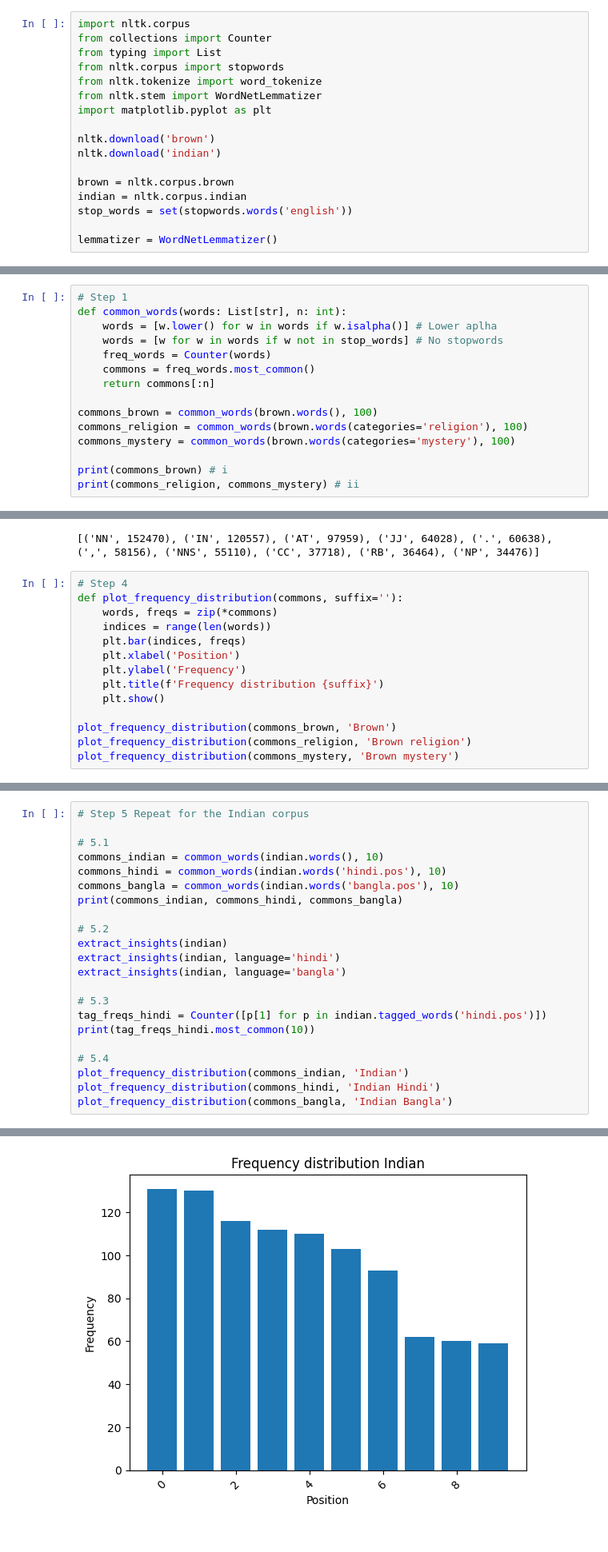
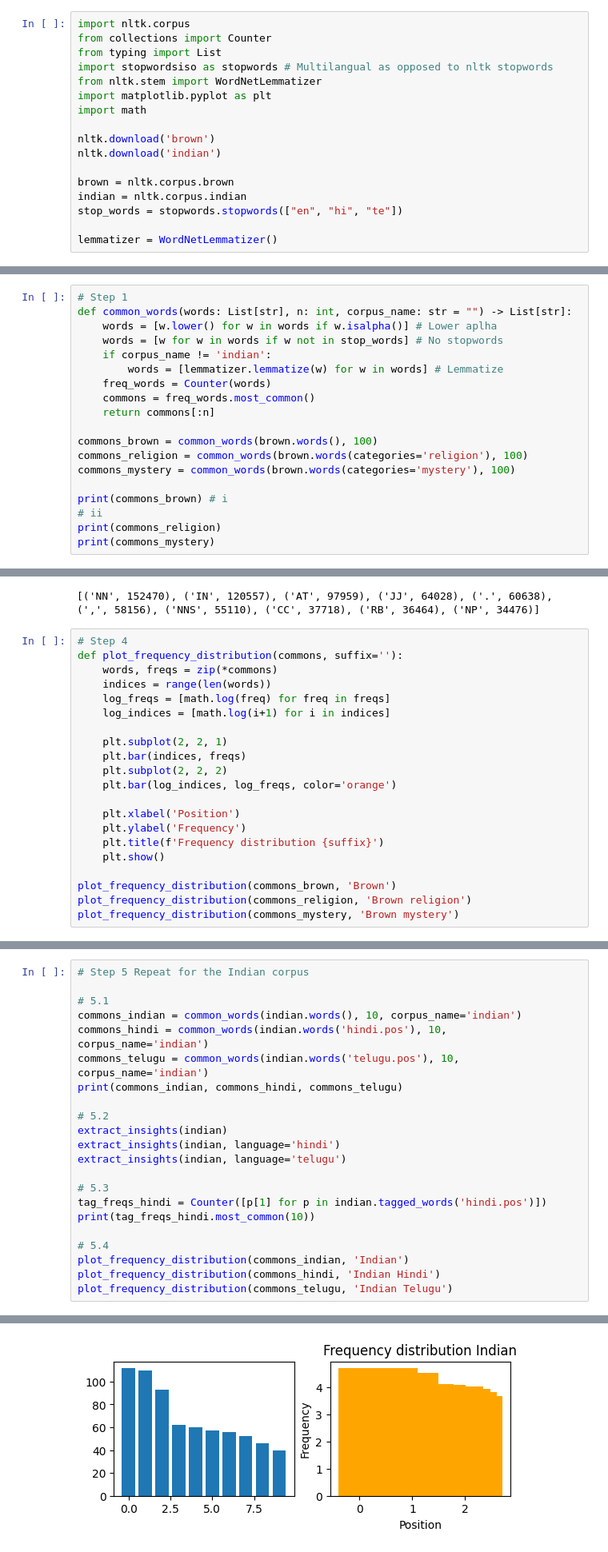
Before and after one commit to myriamth04/NLP, a Jupyter notebook: problem1.ipynb, the cells around one changed output, grey strips where cells are left out. Shown at 80% size. Saved outputs shown, nothing was run; the diff lists cells and outputs as text.

```diff
--- a/problem1.ipynb
+++ b/problem1.ipynb
@@ -2,17 +2,17 @@
 import nltk.corpus
 from collections import Counter
 from typing import List
-from nltk.corpus import stopwords
-from nltk.tokenize import word_tokenize
+import stopwordsiso as stopwords # Multilangual as opposed to nltk stopwords
 from nltk.stem import WordNetLemmatizer
 import matplotlib.pyplot as plt
+import math
 
 nltk.download('brown')
 nltk.download('indian')
 
 brown = nltk.corpus.brown
 indian = nltk.corpus.indian
-stop_words = set(stopwords.words('english'))
+stop_words = stopwords.stopwords(["en", "hi", "te"])
 
 lemmatizer = WordNetLemmatizer()
 # %% [output]
@@ -24,9 +24,11 @@ lemmatizer = WordNetLemmatizer()
 [nltk_data]   Package indian is already up-to-date!
 # %%
 # Step 1
-def common_words(words: List[str], n: int):
+def common_words(words: List[str], n: int, corpus_name: str = "") -> List[str]:
     words = [w.lower() for w in words if w.isalpha()] # Lower aplha
     words = [w for w in words if w not in stop_words] # No stopwords
+    if corpus_name != 'indian':
+        words = [lemmatizer.lemmatize(w) for w in words] # Lemmatize
     freq_words = Counter(words)
     commons = freq_words.most_common()
     return commons[:n]
@@ -36,4 +38,6 @@ commons_religion = common_words(brown.words(categories='religion'), 100)
 commons_mystery = common_words(brown.words(categories='mystery'), 100)
 
 print(commons_brown) # i
-print(commons_religion, commons_mystery) # ii
+# ii
+print(commons_religion)
+print(commons_mystery)
@@ -97,7 +104,14 @@ print(tag_freqs.most_common(10))
 def plot_frequency_distribution(commons, suffix=''):
     words, freqs = zip(*commons)
     indices = range(len(words))
+    log_freqs = [math.log(freq) for freq in freqs]
+    log_indices = [math.log(i+1) for i in indices]
+
+    plt.subplot(2, 2, 1)
     plt.bar(indices, freqs)
+    plt.subplot(2, 2, 2)
+    plt.bar(log_indices, log_freqs, color='orange')
+
     plt.xlabel('Position')
     plt.ylabel('Frequency')
     plt.title(f'Frequency distribution {suffix}')
@@ -114,15 +128,15 @@ plot_frequency_distribution(commons_mystery, 'Brown mystery')
 # Step 5 Repeat for the Indian corpus
 
 # 5.1
-commons_indian = common_words(indian.words(), 10)
-commons_hindi = common_words(indian.words('hindi.pos'), 10)
-commons_bangla = common_words(indian.words('bangla.pos'), 10)
-print(commons_indian, commons_hindi, commons_bangla)
+commons_indian = common_words(indian.words(), 10, corpus_name='indian')
+commons_hindi = common_words(indian.words('hindi.pos'), 10, corpus_name='indian')
+commons_telugu = common_words(indian.words('telugu.pos'), 10, corpus_name='indian')
+print(commons_indian, commons_hindi, commons_telugu)
 
 # 5.2
 extract_insights(indian)
 extract_insights(indian, language='hindi')
-extract_insights(indian, language='bangla')
+extract_insights(indian, language='telugu')
 
 # 5.3
 tag_freqs_hindi = Counter([p[1] for p in indian.tagged_words('hindi.pos')])
@@ -131,5 +145,5 @@ print(tag_freqs_hindi.most_common(10))
 # 5.4
 plot_frequency_distribution(commons_indian, 'Indian')
 plot_frequency_distribution(commons_hindi, 'Indian Hindi')
-plot_frequency_distribution(commons_bangla, 'Indian Bangla')
+plot_frequency_distribution(commons_telugu, 'Indian Telugu')
 # %% [output]
@@ -151,3 +165,3 @@ Insights gathered:
 
 [('PREP', 1921), ('NN', 1775), ('NNP', 776), ('VFM', 738), ('PUNC', 559), ('VAUX', 519), ('QFNUM', 447), ('PRP', 363), ('JJ', 348), ('NNC', 327)]
-[figure, old version]
+[figure, new version]
```
Also changed, not shown: parts of 4 cells of this notebook, 1 other file.
